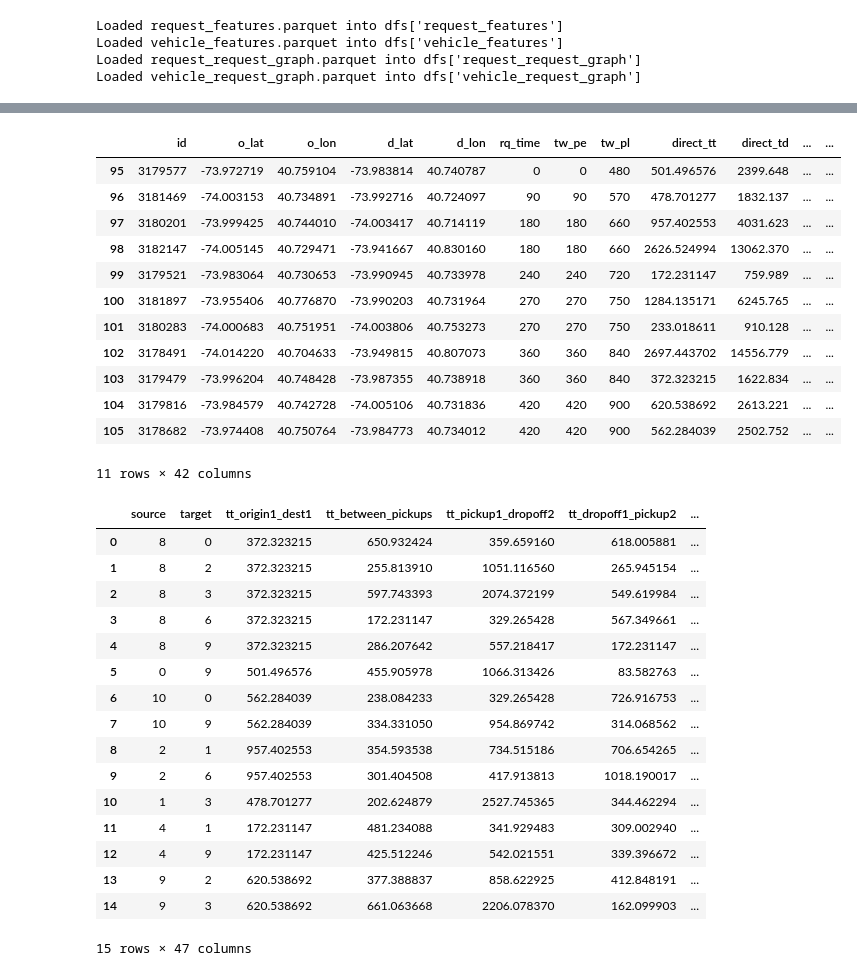
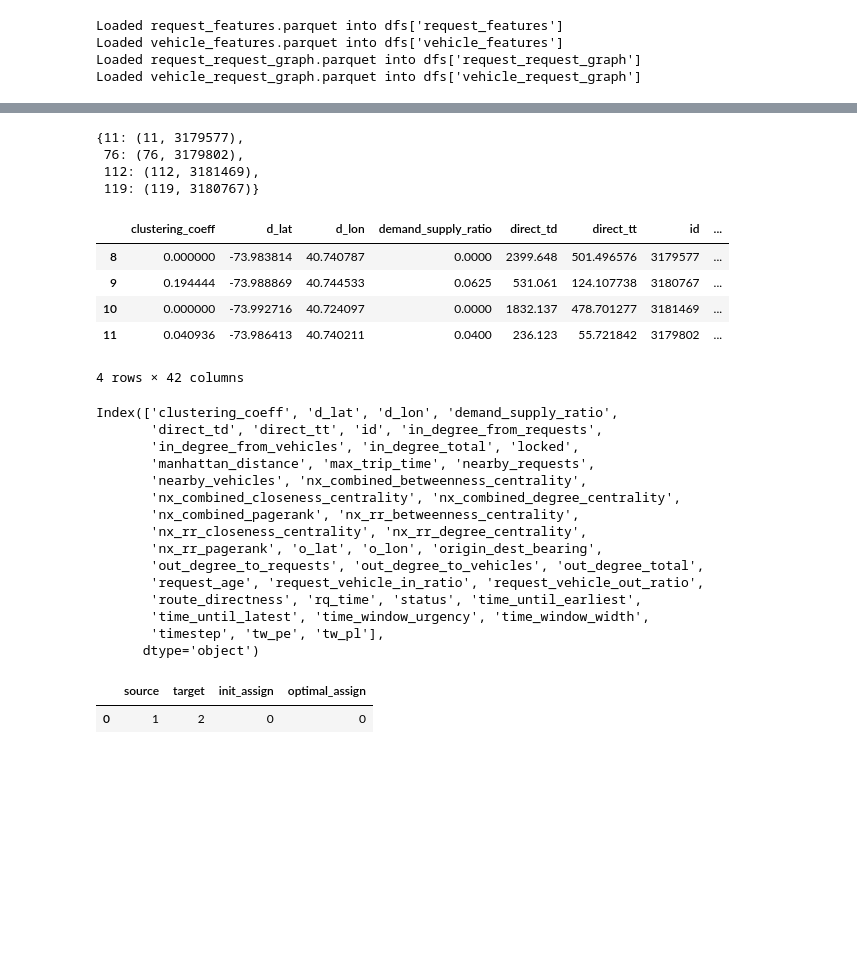
Before and after one commit to TUM-VT/FleetPy, a Jupyter notebook: gnn_project/notebooks/EDA.ipynb, the cells around one changed output, grey strips where cells are left out. Cells and saved outputs as stored; diff of their text form; code cells hidden in the pictures; blank space fills up the shorter version.

```diff
--- a/gnn_project/notebooks/EDA.ipynb
+++ b/gnn_project/notebooks/EDA.ipynb
@@ -4,7 +4,7 @@ import matplotlib.pyplot as plt
 import os
 # %%
 scenario_name = 'test_manhattan_scenario_1'
-base_dir = f'data/{scenario_name}/processed'
+base_dir = f'../data/processed/{scenario_name}'
 # %%
 dfs = {}
 for f in os.listdir(base_dir):
@@ -19,7 +19,7 @@ Loaded request_request_graph.parquet into dfs['request_request_graph']
 Loaded vehicle_request_graph.parquet into dfs['vehicle_request_graph']
 # %%
 # read pickle file
-with open('/Users/hoda_hamdy/Documents/Projects/fleetpy/FleetPy/studies/manhattan_case_study/results/test_manhattan_scenario_1/train/600/vehicle_request_graph.pkl', 'rb') as f:
+with open('/Users/hoda_hamdy/Documents/Projects/fleetpy/FleetPy/studies/manhattan_case_study/results/test_manhattan_scenario_1/train/0/vehicle_request_graph.pkl', 'rb') as f:
     vehicle_request_graph = pd.read_pickle(f)
 vehicle_request_graph
 # %% [output]
@@ -43,6 +45,6 @@ vehicle_request_graph
 # %%
 # read pickle file
-with open('/Users/hoda_hamdy/Documents/Projects/fleetpy/FleetPy/studies/manhattan_case_study/results/test_manhattan_scenario_1/train/450/init_assignments.pkl', 'rb') as f:
+with open(f'/Users/hoda_hamdy/Documents/Projects/fleetpy/FleetPy/studies/manhattan_case_study/results/test_manhattan_scenario_1/train/{timestep}/init_assignments.pkl', 'rb') as f:
     init_assignments = pd.read_pickle(f)
 init_assignments
 # %% [output]
@@ -60,37 +52,43 @@ init_assignments
+# %%
+# read pickle file
+with open(f'/Users/hoda_hamdy/Documents/Projects/fleetpy/FleetPy/studies/manhattan_case_study/results/test_manhattan_scenario_1/train/{timestep}/assignments.pkl', 'rb') as f:
+    assignments = pd.read_pickle(f)
+assignments
+# %% [output]
+{11: (11, 3179577),
+ 76: (76, 3179802),
+ 112: (112, 3181469),
+ 119: (119, 3180767)}
 # %%
-dfs['request_features'].query('timestep == 15')
+dfs['request_features'].query(f'timestep == {timestep}')
 # %% [output]
-|  | id | o_lat | o_lon | d_lat | d_lon | rq_time | tw_pe | tw_pl | direct_tt | direct_td | ... | ... |
-| 95 | 3179577 | -73.972719 | 40.759104 | -73.983814 | 40.740787 | 0 | 0 | 480 | 501.496576 | 2399.648 | ... | ... |
-| 96 | 3181469 | -74.003153 | 40.734891 | -73.992716 | 40.724097 | 90 | 90 | 570 | 478.701277 | 1832.137 | ... | ... |
-| 97 | 3180201 | -73.999425 | 40.744010 | -74.003417 | 40.714119 | 180 | 180 | 660 | 957.402553 | 4031.623 | ... | ... |
-| 98 | 3182147 | -74.005145 | 40.729471 | -73.941667 | 40.830160 | 180 | 180 | 660 | 2626.524994 | 13062.370 | ... | ... |
-| 99 | 3179521 | -73.983064 | 40.730653 | -73.990945 | 40.733978 | 240 | 240 | 720 | 172.231147 | 759.989 | ... | ... |
-| 100 | 3181897 | -73.955406 | 40.776870 | -73.990203 | 40.731964 | 270 | 270 | 750 | 1284.135171 | 6245.765 | ... | ... |
-| 101 | 3180283 | -74.000683 | 40.751951 | -74.003806 | 40.753273 | 270 | 270 | 750 | 233.018611 | 910.128 | ... | ... |
-| 102 | 3178491 | -74.014220 | 40.704633 | -73.949815 | 40.807073 | 360 | 360 | 840 | 2697.443702 | 14556.779 | ... | ... |
-| 103 | 3179479 | -73.996204 | 40.748428 | -73.987355 | 40.738918 | 360 | 360 | 840 | 372.323215 | 1622.834 | ... | ... |
-| 104 | 3179816 | -73.984579 | 40.742728 | -74.005106 | 40.731836 | 420 | 420 | 900 | 620.538692 | 2613.221 | ... | ... |
-| 105 | 3178682 | -73.974408 | 40.750764 | -73.984773 | 40.734012 | 420 | 420 | 900 | 562.284039 | 2502.752 | ... | ... |
+|  | clustering_coeff | d_lat | d_lon | demand_supply_ratio | direct_td | direct_tt | id | ... |
+| 8 | 0.000000 | -73.983814 | 40.740787 | 0.0000 | 2399.648 | 501.496576 | 3179577 | ... |
+| 9 | 0.194444 | -73.988869 | 40.744533 | 0.0625 | 531.061 | 124.107738 | 3180767 | ... |
+| 10 | 0.000000 | -73.992716 | 40.724097 | 0.0000 | 1832.137 | 478.701277 | 3181469 | ... |
+| 11 | 0.040936 | -73.986413 | 40.740211 | 0.0400 | 236.123 | 55.721842 | 3179802 | ... |
-11 rows × 42 columns
+4 rows × 42 columns
+# %%
+dfs['request_features'].columns
+# %% [output]
+Index(['clustering_coeff', 'd_lat', 'd_lon', 'demand_supply_ratio',
+       'direct_td', 'direct_tt', 'id', 'in_degree_from_requests',
+       'in_degree_from_vehicles', 'in_degree_total', 'locked',
+       'manhattan_distance', 'max_trip_time', 'nearby_requests',
+       'nearby_vehicles', 'nx_combined_betweenness_centrality',
+       'nx_combined_closeness_centrality', 'nx_combined_degree_centrality',
+       'nx_combined_pagerank', 'nx_rr_betweenness_centrality',
+       'nx_rr_closeness_centrality', 'nx_rr_degree_centrality',
+       'nx_rr_pagerank', 'o_lat', 'o_lon', 'origin_dest_bearing',
+       'out_degree_to_requests', 'out_degree_to_vehicles', 'out_degree_total',
+       'request_age', 'request_vehicle_in_ratio', 'request_vehicle_out_ratio',
+       'route_directness', 'rq_time', 'status', 'time_until_earliest',
+       'time_until_latest', 'time_window_urgency', 'time_window_width',
+       'timestep', 'tw_pe', 'tw_pl'],
+      dtype='object')
 # %%
-dfs['request_request_graph'].query('timestep == 15')
+dfs['request_request_graph'].query(f'timestep == {timestep}')[['source', 'target', 'init_assign', 'optimal_assign']]
 # %% [output]
-|  | source | target | tt_origin1_dest1 | tt_between_pickups | tt_pickup1_dropoff2 | tt_dropoff1_pickup2 | ... |
-| 0 | 8 | 0 | 372.323215 | 650.932424 | 359.659160 | 618.005881 | ... |
-| 1 | 8 | 2 | 372.323215 | 255.813910 | 1051.116560 | 265.945154 | ... |
-| 2 | 8 | 3 | 372.323215 | 597.743393 | 2074.372199 | 549.619984 | ... |
-| 3 | 8 | 6 | 372.323215 | 172.231147 | 329.265428 | 567.349661 | ... |
-| 4 | 8 | 9 | 372.323215 | 286.207642 | 557.218417 | 172.231147 | ... |
-| 5 | 0 | 9 | 501.496576 | 455.905978 | 1066.313426 | 83.582763 | ... |
-| 6 | 10 | 0 | 562.284039 | 238.084233 | 329.265428 | 726.916753 | ... |
-| 7 | 10 | 9 | 562.284039 | 334.331050 | 954.869742 | 314.068562 | ... |
-| 8 | 2 | 1 | 957.402553 | 354.593538 | 734.515186 | 706.654265 | ... |
-| 9 | 2 | 6 | 957.402553 | 301.404508 | 417.913813 | 1018.190017 | ... |
-| 10 | 1 | 3 | 478.701277 | 202.624879 | 2527.745365 | 344.462294 | ... |
-| 11 | 4 | 1 | 172.231147 | 481.234088 | 341.929483 | 309.002940 | ... |
-| 12 | 4 | 9 | 172.231147 | 425.512246 | 542.021551 | 339.396672 | ... |
-| 13 | 9 | 2 | 620.538692 | 377.388837 | 858.622925 | 412.848191 | ... |
-| 14 | 9 | 3 | 620.538692 | 661.063668 | 2206.078370 | 162.099903 | ... |
+|  | source | target | init_assign | optimal_assign |
+| 0 | 1 | 2 | 0 | 0 |
-15 rows × 47 columns
 # %%
```
Also changed, not shown: parts of 5 cells of this notebook, 6 other files.
